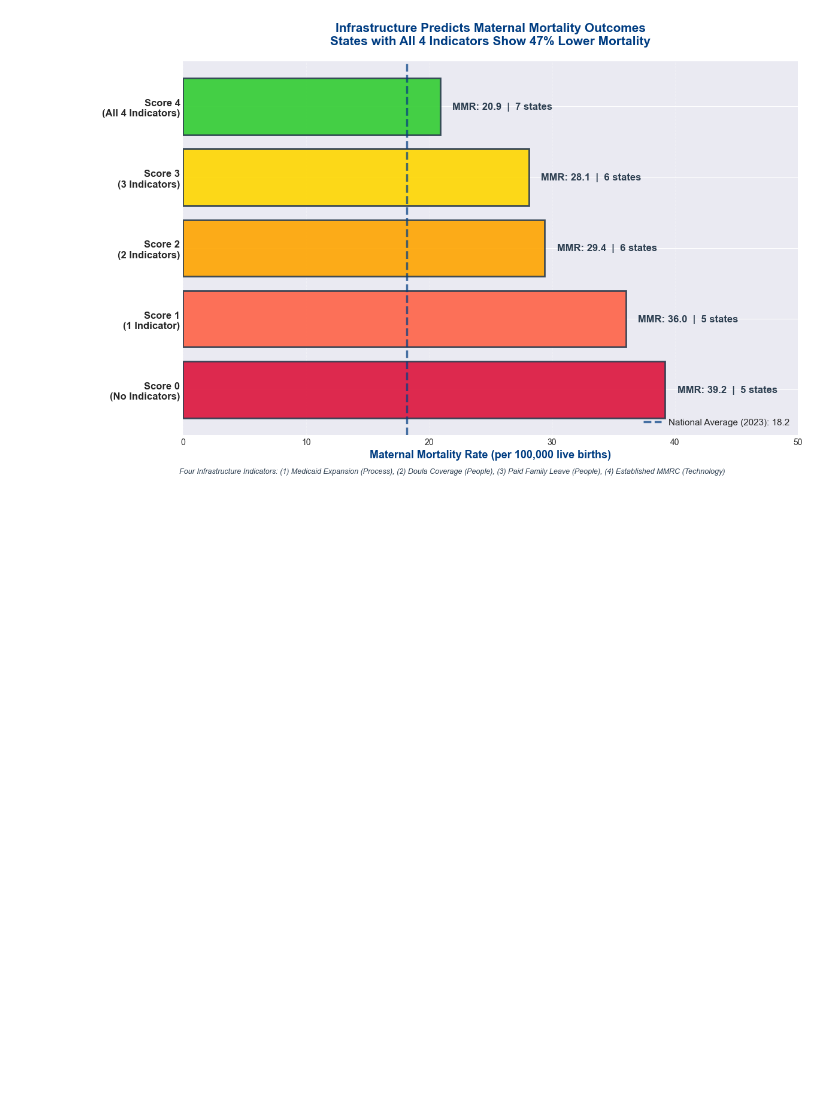
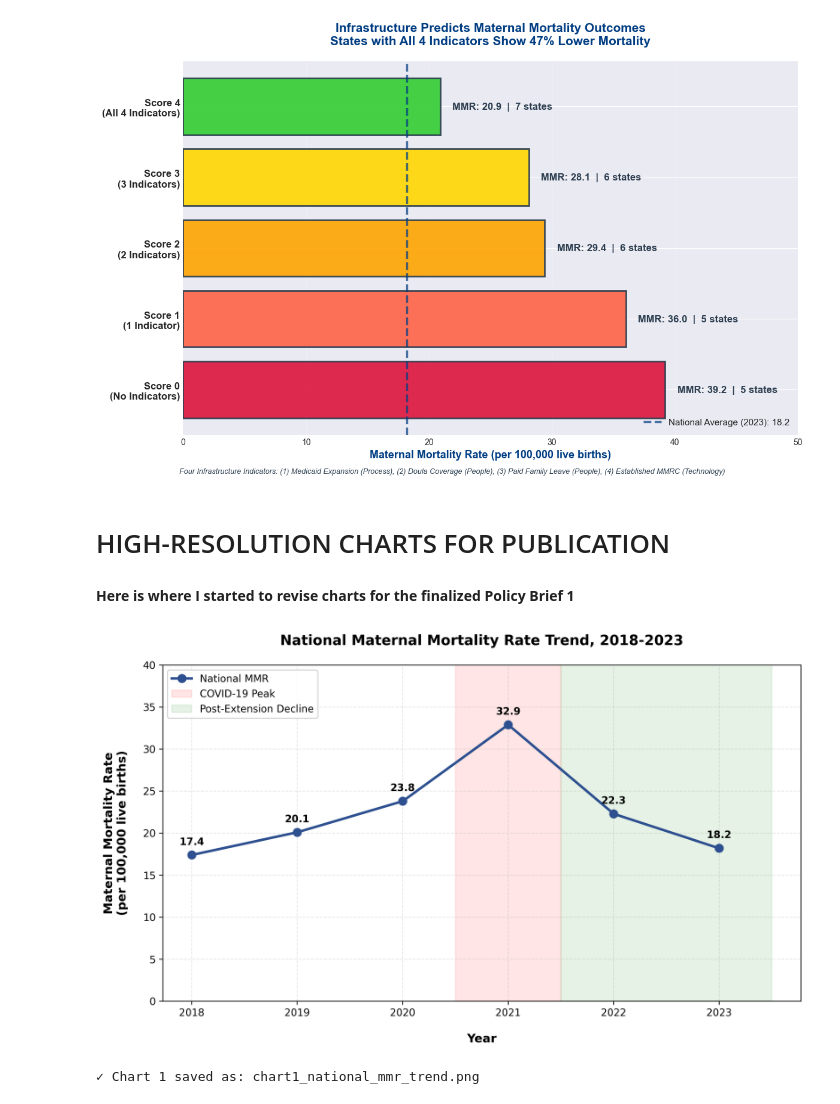
Before and after one commit to marshelton3/equity-metrics-dashboard, a Jupyter notebook: notebooks/04_policy_brief_visuals.ipynb, the cells around one changed output. Drawn from its saved outputs; the diff is of its cells as text; code cells hidden in the pictures; blank space fills up the shorter version.

Commit message:
"Policy Brief Image Updates"

```diff
--- a/notebooks/04_policy_brief_visuals.ipynb
+++ b/notebooks/04_policy_brief_visuals.ipynb
@@ -440,3 +372,69 @@ plt.show()
 # %% [output]
 ✅ Chart saved: infrastructure_mmr_horizontal_bars.png
 [figure]
+# %% [markdown]
+# HIGH-RESOLUTION CHARTS FOR PUBLICATION
+# %% [markdown]
+**Here is where I started to revise charts for the finalized Policy Brief 1**
+# %%
+import matplotlib.pyplot as plt
+import numpy as np
+
+# Your national data
+years = [2018, 2019, 2020, 2021, 2022, 2023]
+national_mmr = [17.4, 20.1, 23.8, 32.9, 22.3, 18.2]
+
+# Create high-resolution figure
+plt.figure(figsize=(10, 6), dpi=300)
+
+# Plot the line
+plt.plot(years, national_mmr, marker='o', linewidth=2.5,
+         markersize=8, color='#2E5090', label='National MMR')
+
+# Add labels and formatting - INCREASED LABELPAD for more spacing
+plt.xlabel('Year', fontsize=12, fontweight='bold', labelpad=15)
+plt.ylabel('Maternal Mortality Rate\n(per 100,000 live births)',
+           fontsize=12, fontweight='bold', labelpad=15)
+plt.title('National Maternal Mortality Rate Trend, 2018-2023',
+          fontsize=14, fontweight='bold', pad=20)
+
+# Add grid for readability
+plt.grid(True, alpha=0.3, linestyle='--')
+
+# Highlight the 2021 peak and 2023 decline
+plt.axvspan(2020.5, 2021.5, alpha=0.1, color='red',
+            label='COVID-19 Peak')
+plt.axvspan(2021.5, 2023.5, alpha=0.1, color='green',
+            label='Post-Extension Decline')
+
+# Add value labels on points
+for i, (year, mmr) in enumerate(zip(years, national_mmr)):
+    plt.annotate(f'{mmr}',
+                xy=(year, mmr),
+                xytext=(0, 10),
+                textcoords='offset points',
+                ha='center',
+                fontsize=10,
+                fontweight='bold')
+
+# Set y-axis to start at 0 for proper scale
+plt.ylim(0, 40)
+
+# Legend
+plt.legend(loc='upper left', framealpha=0.9)
+
+# Tight layout
+plt.tight_layout()
+
+# Save as high-resolution PNG
+plt.savefig('chart1_national_mmr_trend.png',
+            dpi=300,
+            bbox_inches='tight',
+            facecolor='white')
+
+plt.show()
+
+print("✓ Chart 1 saved as: chart1_national_mmr_trend.png")
+# %% [output]
+[figure, added]
+✓ Chart 1 saved as: chart1_national_mmr_trend.png
```
Also changed, not shown: parts of 4 cells of this notebook, 12 other files.
